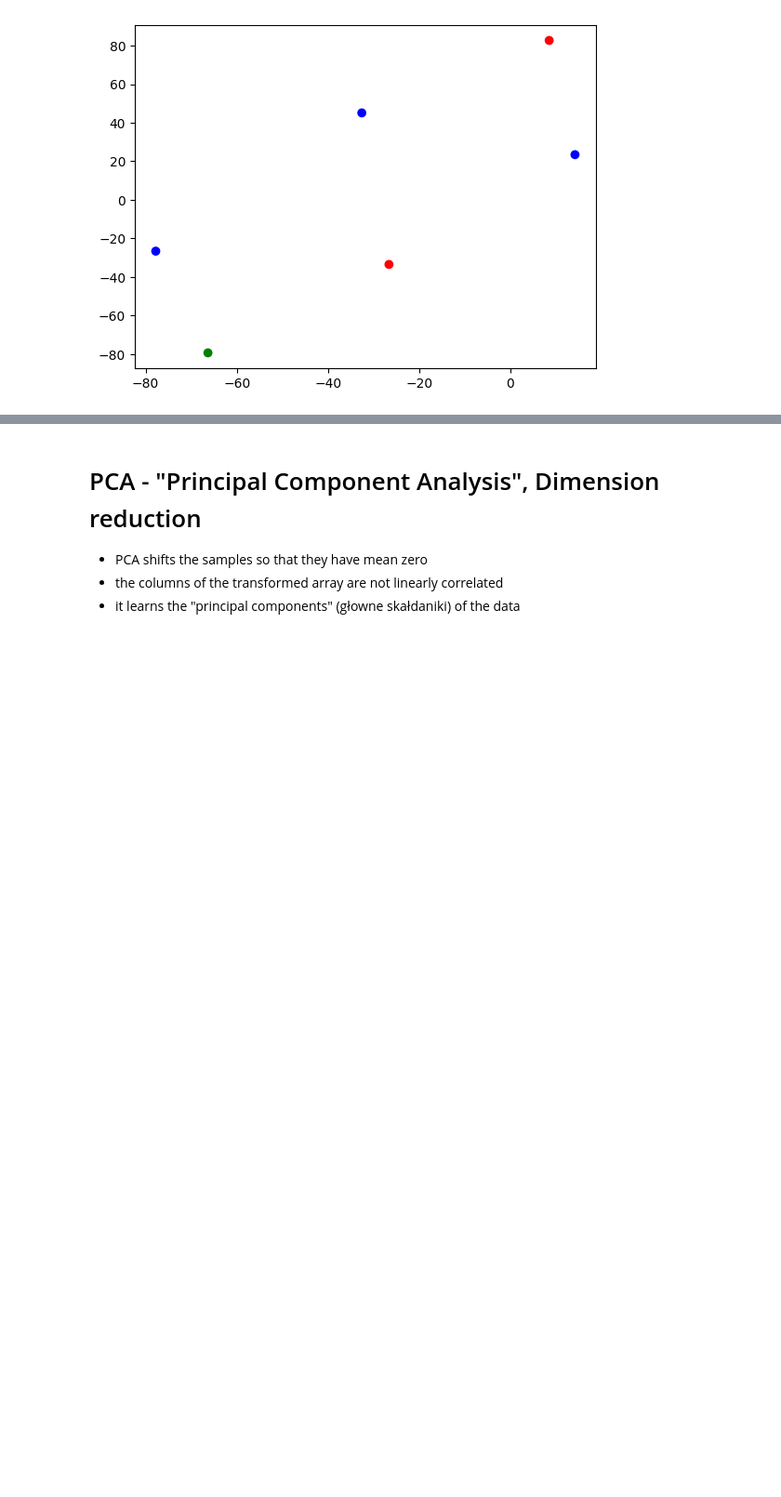
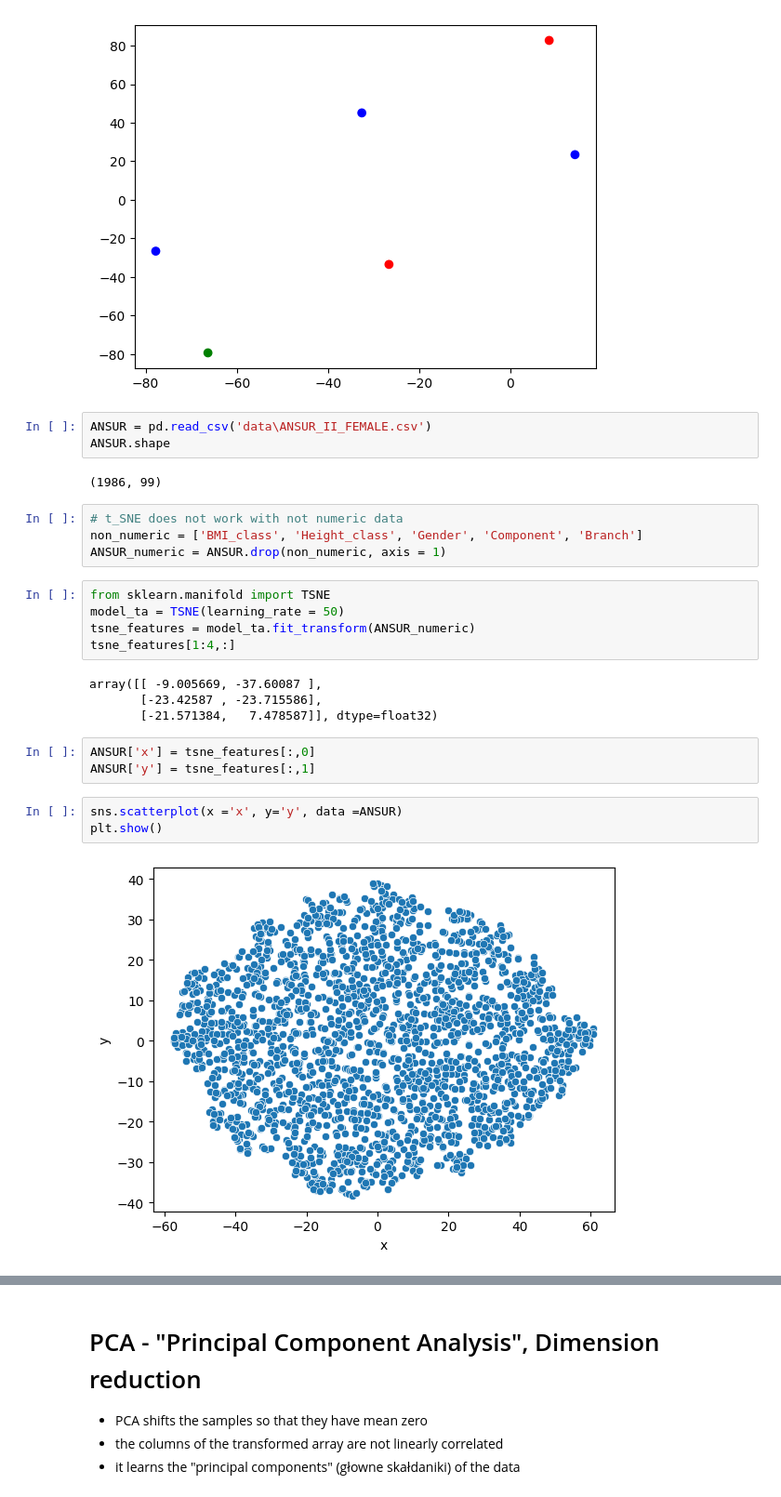
Before and after one commit to magannamazur/Codewars, a Jupyter notebook: DataCamp/e_unsupervised.ipynb, the cells around one changed output, grey strips where cells are left out. Shown at 93% size. Cells and saved outputs as stored; diff of their text form; blank space fills up the shorter version.

```diff
--- a/DataCamp/e_unsupervised.ipynb
+++ b/DataCamp/e_unsupervised.ipynb
@@ -264,3 +458,29 @@ plt.scatter(xs, ys, c= species )
 plt.show()
 # %% [output]
 [figure]
+# %%
+ANSUR = pd.read_csv('data\ANSUR_II_FEMALE.csv')
+ANSUR.shape
+# %% [output]
+(1986, 99)
+# %%
+# t_SNE does not work with not numeric data
+non_numeric = ['BMI_class', 'Height_class', 'Gender', 'Component', 'Branch']
+ANSUR_numeric = ANSUR.drop(non_numeric, axis = 1)
+# %%
+from sklearn.manifold import TSNE
+model_ta = TSNE(learning_rate = 50)
+tsne_features = model_ta.fit_transform(ANSUR_numeric)
+tsne_features[1:4,:]
+# %% [output]
+array([[ -9.005669, -37.60087 ],
+       [-23.42587 , -23.715586],
+       [-21.571384,   7.478587]], dtype=float32)
+# %%
+ANSUR['x'] = tsne_features[:,0]
+ANSUR['y'] = tsne_features[:,1]
+# %%
+sns.scatterplot(x ='x', y='y', data =ANSUR)
+plt.show()
+# %% [output]
+[figure, added]
```
Also changed, not shown: parts of 79 cells of this notebook, 11 other files.
